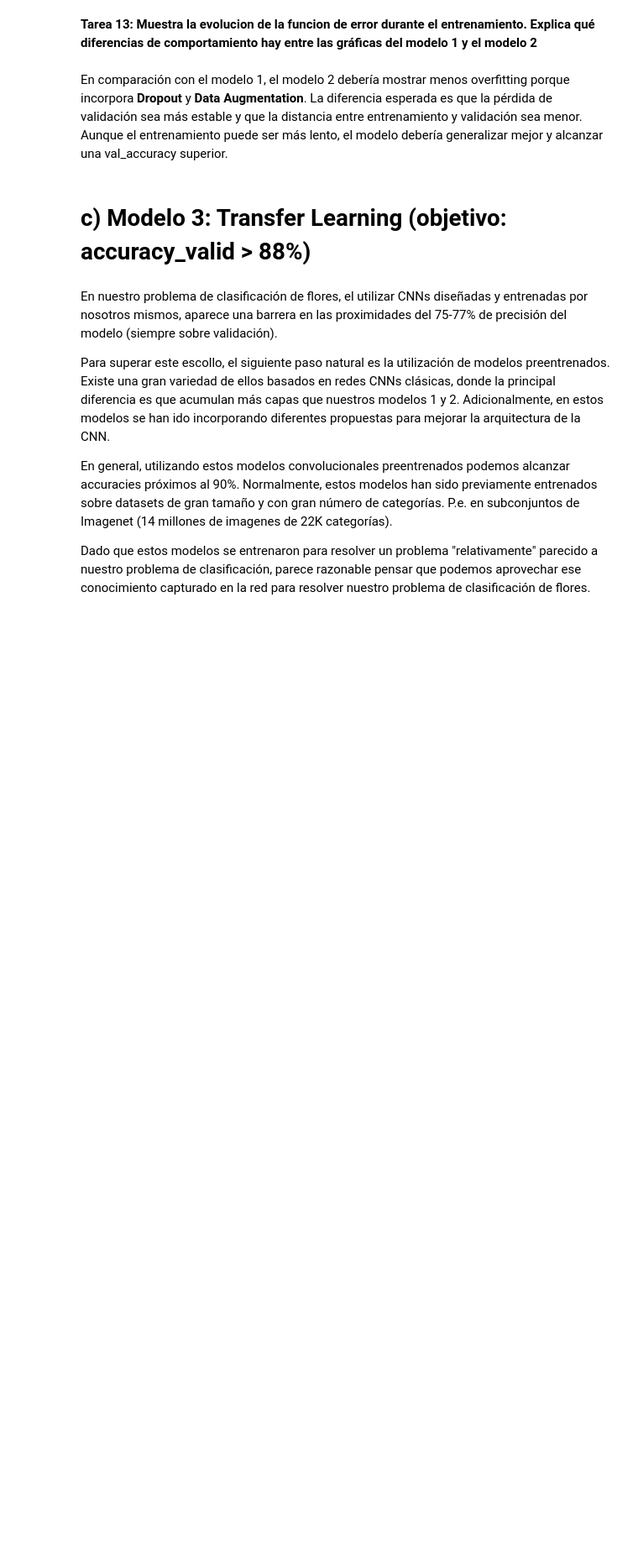
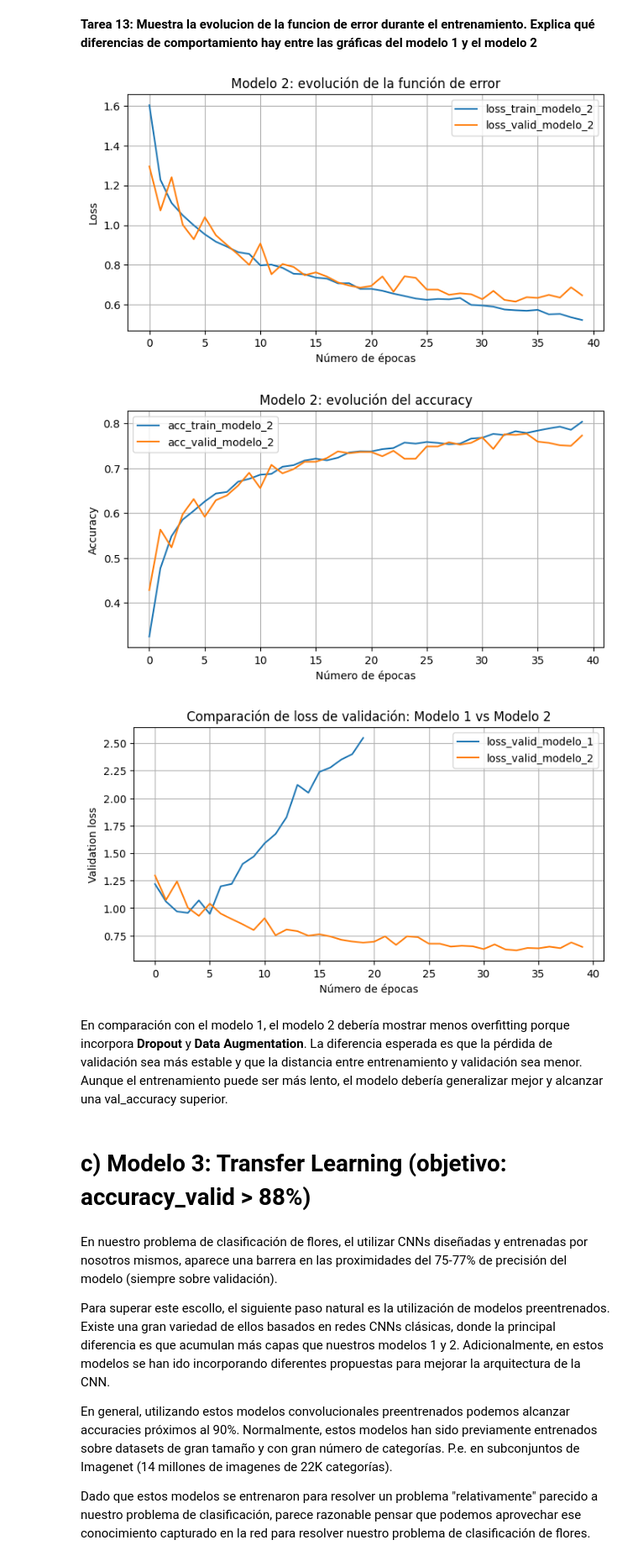
Before and after one commit to pablomoroon/Trabajo-AIA-DEEP_LEARNING, a Jupyter notebook: trabajo_aia_25_26_parteII.ipynb, the cells around one changed output. Shown at 84% size. Cells and saved outputs as stored; diff of their text form; code cells hidden in the pictures; blank space fills up the shorter version.

```diff
--- a/trabajo_aia_25_26_parteII.ipynb
+++ b/trabajo_aia_25_26_parteII.ipynb
@@ -322,8 +322,7 @@ val_datagen = ImageDataGenerator(rescale=1./255)
 
 train_generator = train_datagen.flow_from_directory(
     train_dir,
-    target_size=tamaño_modelo_1
-,
+    target_size=tamaño_modelo_1,
     batch_size=batch_size,
     class_mode='sparse',
     shuffle=True,
@@ -484,28 +544,32 @@ print("Menor función de error de validación modelo 2:", min(historial_modelo_2
 # %%
 pd.DataFrame({'loss_train_modelo_2': historial_modelo_2.history['loss'],
               'loss_valid_modelo_2': historial_modelo_2.history['val_loss']}).plot(figsize=(8,4))
 
 plt.grid(True)
 plt.xlabel('Número de épocas')
 plt.ylabel('Loss')
 plt.title('Modelo 2: evolución de la función de error');
 
 pd.DataFrame({'acc_train_modelo_2': historial_modelo_2.history['accuracy'],
               'acc_valid_modelo_2': historial_modelo_2.history['val_accuracy']}).plot(figsize=(8,4))
 
 plt.grid(True)
 plt.xlabel('Número de épocas')
 plt.ylabel('Accuracy')
 plt.title('Modelo 2: evolución del accuracy');
 
-# Comparación directa de la loss de validación de ambos modelos
-pd.DataFrame({'loss_valid_modelo_1': historial_modelo_1.history['val_loss'],
-              'loss_valid_modelo_2': historial_modelo_2.history['val_loss']}).plot(figsize=(8,4))
+
+pd.DataFrame({'loss_valid_modelo_1': pd.Series(historial_modelo_1.history['val_loss']),
+              'loss_valid_modelo_2': pd.Series(historial_modelo_2.history['val_loss'])}).plot(figsize=(8,4))
 
 plt.grid(True)
 plt.xlabel('Número de épocas')
 plt.ylabel('Validation loss')
 plt.title('Comparación de loss de validación: Modelo 1 vs Modelo 2');
+# %% [output]
+[figure, added]
+[figure, added]
+[figure, added]
 # %% [markdown]
 En comparación con el modelo 1, el modelo 2 debería mostrar menos overfitting porque incorpora **Dropout** y **Data Augmentation**. La diferencia esperada es que la pérdida de validación sea más estable y que la distancia entre entrenamiento y validación sea menor. Aunque el entrenamiento puede ser más lento, el modelo debería generalizar mejor y alcanzar una val_accuracy superior.
 # %% [markdown]
```
Also changed, not shown: parts of 8 cells of this notebook, 1 other file.
